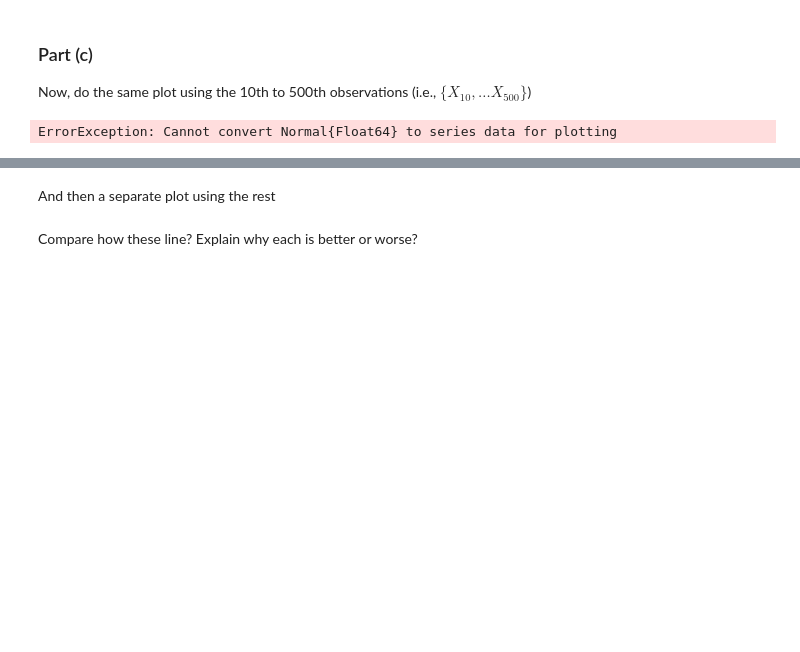
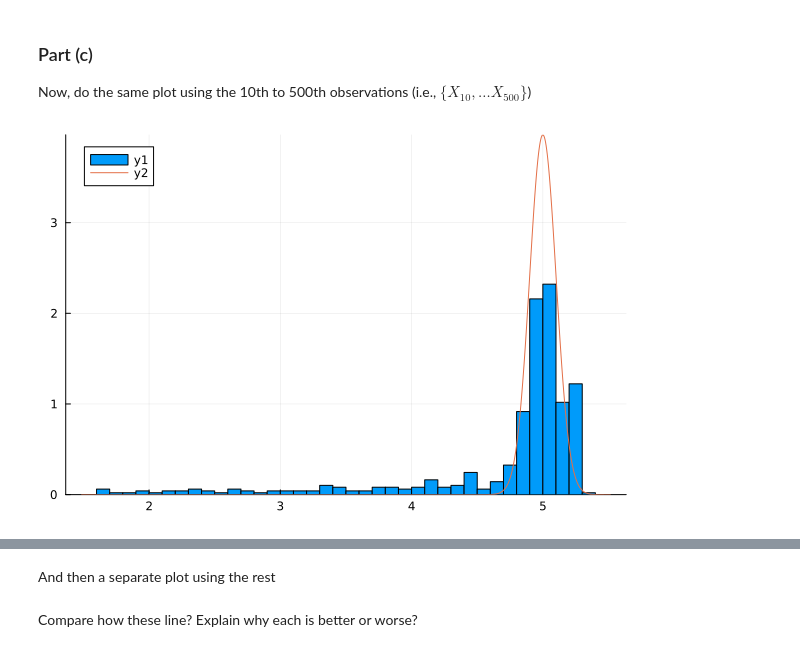
Before and after one commit to WilliamClintC/408-MT, a Jupyter notebook: midterm_practice_problems.ipynb, the cells around one changed output, grey strips where cells are left out. Cells and saved outputs as stored; diff of their text form; code cells hidden in the pictures; blank space fills up the shorter version.

```diff
--- a/midterm_practice_problems.ipynb
+++ b/midterm_practice_problems.ipynb
@@ -181,10 +150,10 @@ ErrorException: Cannot convert Normal{Float64} to series data for plotting
 Now, do the same plot using the 10th to 500th observations (i.e.,
 $\{X_{10}, \ldots X_{500}\}$)
 # %%
-histogram(x[10:500], xlabel="x", ylabel="Frequency", normed=true)
-plot!(X_T; label=L"Analytic $X_{%$T}$", lw=3)
+histogram(x[10:500],normed=true)
+plot!(x->pdf(dist,x))
 # %% [output]
-ErrorException: Cannot convert Normal{Float64} to series data for plotting
+[figure, added]
 # %%
 x_cut = vcat(x[1:10], x[501:end])
 histogram(x_cut, xlabel="x", ylabel="Frequency", normed=true)
```
Also changed, not shown: parts of 9 cells of this notebook.
